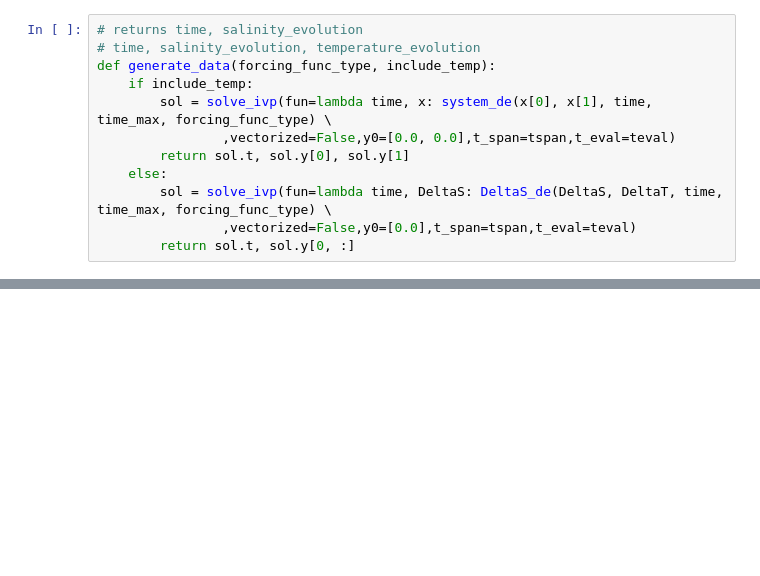
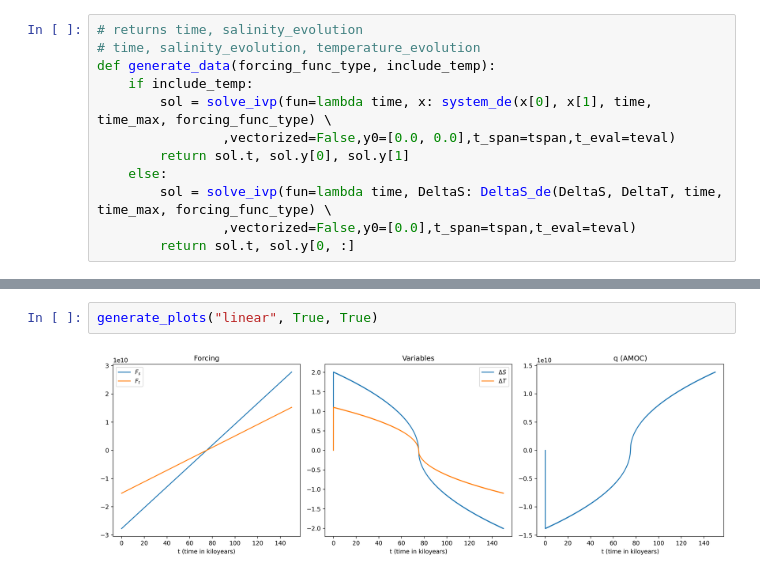
Before and after one commit to CompClimate/AMOC_XAI, a Jupyter notebook: generate_stommel_data.ipynb, the cells around one changed output, grey strips where cells are left out. Saved outputs shown, nothing was run; the diff lists cells and outputs as text; blank space fills up the shorter version.

```diff
--- a/generate_stommel_data.ipynb
+++ b/generate_stommel_data.ipynb
@@ -144,0 +164,4 @@ generate_plots("sine", True)
+# %%
+generate_plots("linear", True, True)
+# %% [output]
+[figure, added]
```
Also changed, not shown: parts of 13 cells of this notebook.
